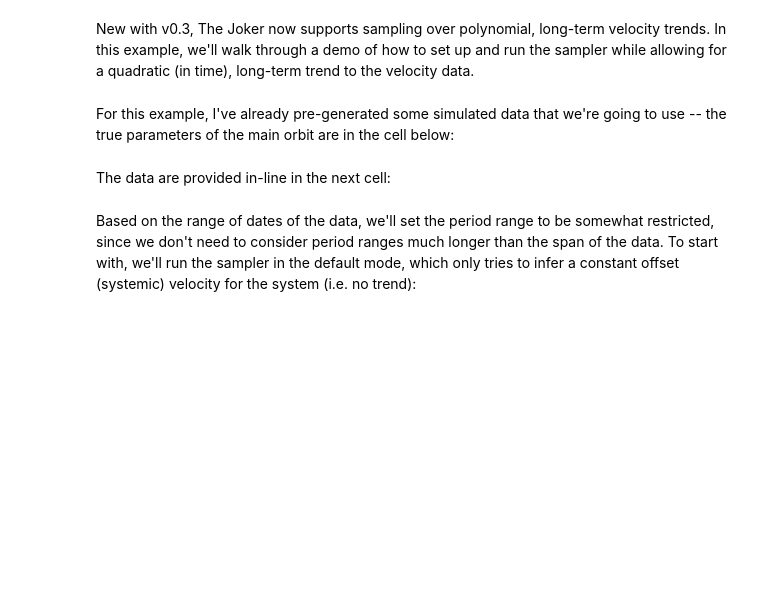
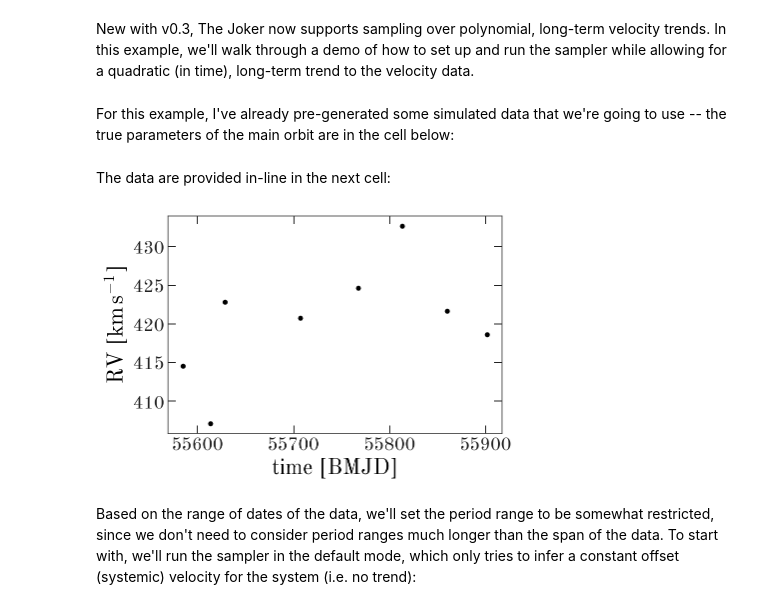
Before and after one commit to adrn/thejoker, a Jupyter notebook: docs/examples/velocity-trends.ipynb, the cells around one changed output. Drawn from its saved outputs; the diff is of its cells as text; code cells hidden in the pictures; blank space fills up the shorter version.

```diff
--- a/docs/examples/velocity-trends.ipynb
+++ b/docs/examples/velocity-trends.ipynb
@@ -21,11 +20,13 @@ The data are provided in-line in the next cell:
 # %%
 t = Time([55812.875, 55613.374, 55767.244, 55860.052,
           55901.232, 55584.778, 55706.921, 55628.590],
          format='mjd', scale='tcb')
 rv = [432.67367, 407.14526, 424.64327, 421.69321,
       418.64374, 414.52811, 420.76149, 422.84962] * u.km/u.s
 rv_err = [25, 25, 25, 25, 25, 25, 25, 25] * u.m/u.s
-data = RVData(t, rv, stddev=rv_err)
+data = RVData(t, rv, rv_err)
 _ = data.plot()
+# %% [output]
+[figure, added]
 # %% [markdown]
 Based on the range of dates of the data, we'll set the period range to be somewhat restricted, since we don't need to consider period ranges much longer than the span of the data. To start with, we'll run the sampler in the default mode, which only tries to infer a constant offset (systemic) velocity for the system (i.e. no trend):
```
Also changed, not shown: parts of 10 cells of this notebook, 2 other files.
